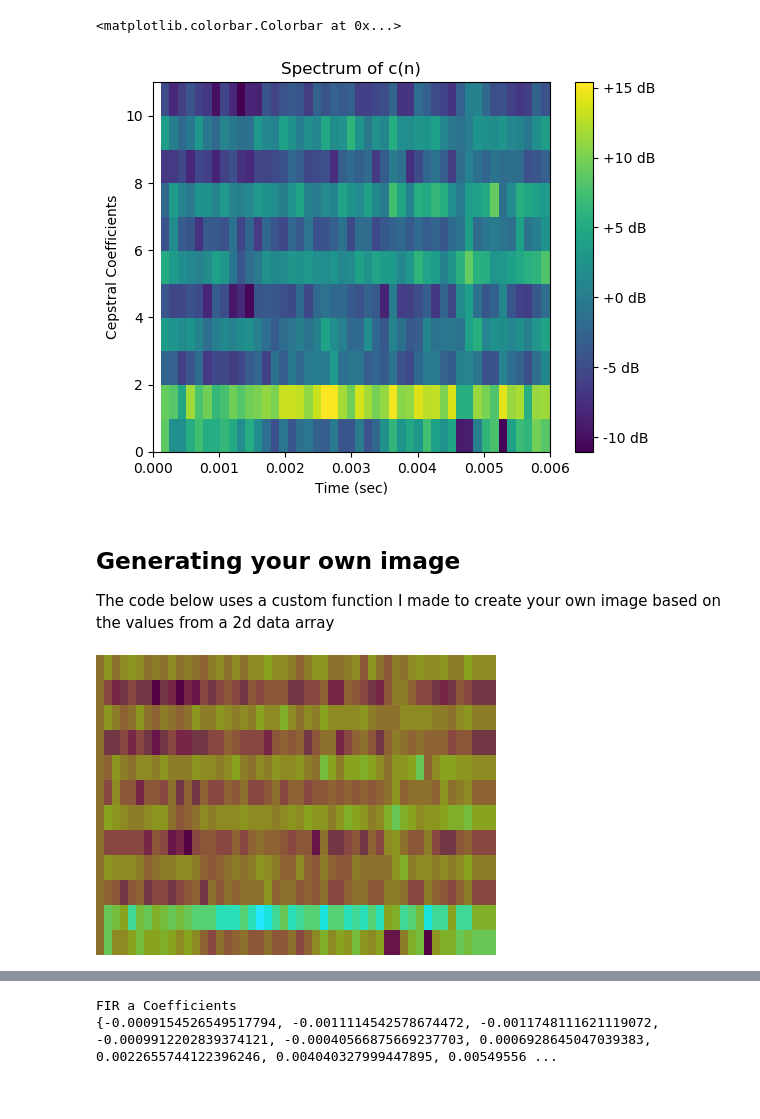
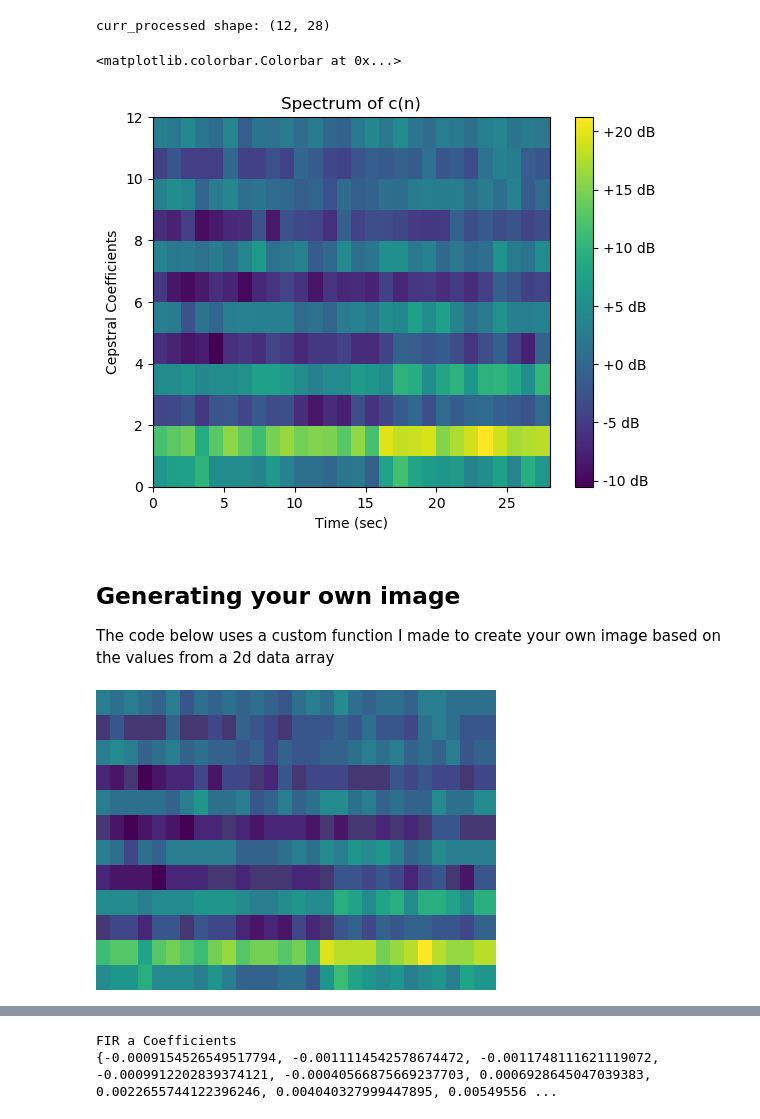
Before and after one commit to jorgejc2/MusicClassification, a Jupyter notebook: milestone1_code.ipynb, the cells around one changed output, grey strips where cells are left out. Cells and saved outputs as stored; diff of their text form; code cells hidden in the pictures.

```diff
--- a/milestone1_code.ipynb
+++ b/milestone1_code.ipynb
@@ -177 +207,11 @@ my_data dtype: float32
+# %%
+# Now that the tablet is capable of saving WAV files, we can use the WAV file reader function
+date = "Sun Apr 30 19:35:03 CDT 2023"
+raw_wav_audio = "AndroidSavedFiles/raw_wav_audio/{}_raw_audio.wav".format(date)
+trimmed_wav_audio = "AndroidSavedFiles/trimmed_wav_audio/{}_trimmed_audio.wav".format(date)
+mfcc_image = "AndroidSavedFiles/mfcc_images/{}_mfcc.png".format(date)
+
+raw_fs, raw_wav_audio = wavfile.read(raw_wav_audio)
+trimmed_fs, trimmed_wav_audio = wavfile.read(trimmed_wav_audio)
+mfcc_image = Image.open(mfcc_image)
 # %%
@@ -194,40 +241,39 @@ plt.colorbar(format="%+2.f dB")
 # %%
-sig = soundDataToFloat(raw_data)
+sig = soundDataToFloat(raw_wav_audio)
 
-filt = createFIR(51, 3500, fs=fs)
+filt = createFIR(51, 3500, fs=raw_fs)
 filtered_sig = applyFIR(sig, filt)
 
 filtered_sig = np.array([filtered_sig[i] for i in range(0, len(filtered_sig), 6)])
-fs = 8000
 
-curr_processed = np.array(myMatrix.MFCC_Matrix(list(filtered_sig), fs, nfft, noverlap, 2, 0.6, nfilt, num_ceps), copy=False)[1:,:]
+filtered_sig = trimSamples(filtered_sig, NN_DATA_COLS, NFFT, NOVERLAP, VOICED_THRESHOLD, FRAME_SETBACK)
 
-t_time = nn_data_cols / fs
-data = np.zeros((nn_data_rows, nn_data_cols))
-for row in range(nn_data_rows):
-    for col in range(nn_data_cols):
+curr_processed = np.array(myMatrix.MFCC_Matrix(list(filtered_sig), DOWN_SAMPLED_FS, NFFT, NOVERLAP, 2, PREEMPHASIS_B, NFILT, NUM_CEPS), copy=False)[1:,:]
+print("curr_processed shape: {}".format(curr_processed.shape))
+
+t_time = NN_DATA_COLS / DOWN_SAMPLED_FS
+data = np.zeros((NN_DATA_ROWS, NN_DATA_COLS))
+for row in range(NN_DATA_ROWS):
+    for col in range(NN_DATA_COLS):
         data[row,col] = curr_processed[row,col]
 
-t = np.linspace(0, t_time, nn_data_cols)
-n = np.arange(nn_data_rows)
+t = np.linspace(0, t_time, NN_DATA_COLS)
+n = np.arange(NN_DATA_ROWS)
 plt.title("Spectrum of c(n)")
 plt.ylabel("Cepstral Coefficients")
 plt.xlabel("Time (sec)")
-plt.pcolormesh(t, n, data)
+# plt.pcolormesh(curr_processed[1:,:])
+plt.pcolormesh(data)
 plt.colorbar(format="%+2.f dB")
 # %% [output]
-<matplotlib.colorbar.Colorbar at 0x...>
+curr_processed shape: (12, 28)
+<matplotlib.colorbar.Colorbar at 0x...>
-[figure, old version]
+[figure, new version]
 # %% [markdown]
 ## Generating your own image
 The code below uses a custom function I made to create your own image based on the values from a 2d data array
 # %%
-PIXEL_WIDTH = 400
-PIXEL_HEIGHT = 300
-NN_DATA_ROWS = 12
-NN_DATA_COLS = 48
-
 im = createImage(data, PIXEL_WIDTH, PIXEL_HEIGHT, data.shape[0], data.shape[1])
 display(im)
 # %% [output]
-[figure, old version]
+[figure, new version]
```
Also changed, not shown: parts of 19 cells of this notebook, 6 other files.
